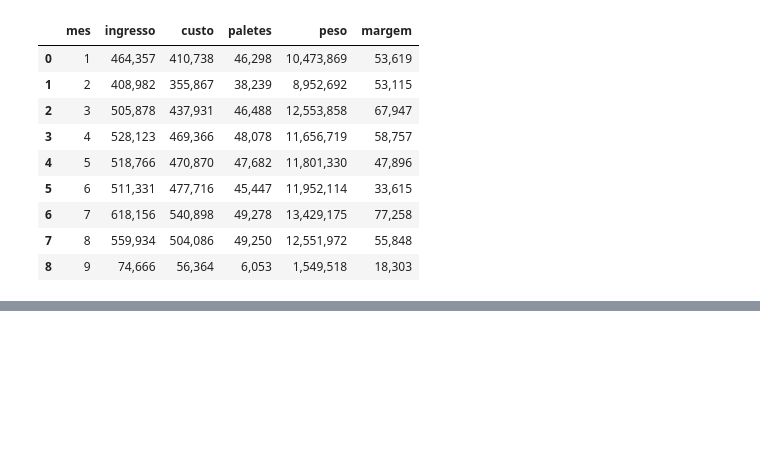
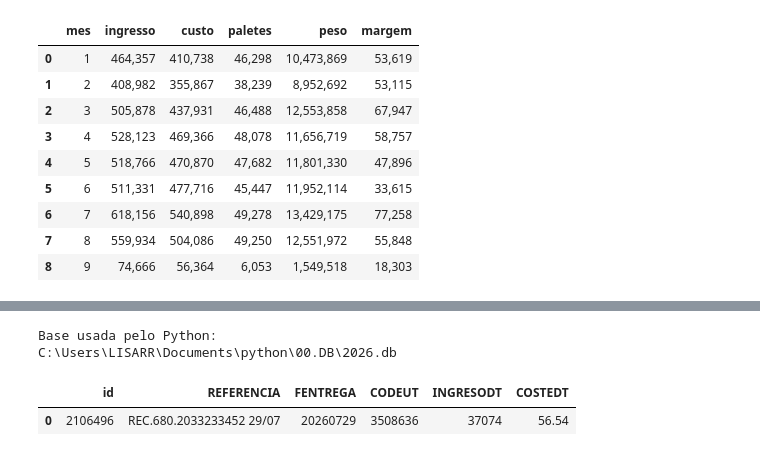
Before and after one commit to ruben-filipe-rocha/Salvesen, a Jupyter notebook: 02.Analise_Financeira/01_Fin_PBI_MAC_excel_V1_C.ipynb, the cells around one changed output, grey strips where cells are left out. Saved outputs shown, nothing was run; the diff lists cells and outputs as text; code cells hidden in the pictures; blank space fills up the shorter version.

```diff
--- a/02.Analise_Financeira/01_Fin_PBI_MAC_excel_V1_C.ipynb
+++ b/02.Analise_Financeira/01_Fin_PBI_MAC_excel_V1_C.ipynb
@@ -19,7 +19,7 @@ def get_paths() -> dict:
 
     if sistema == "Windows":
         return {
-            "db": r"C:\Users\LISARR\Documents\python\00.DB\2026.db",
+            "db": r"C:\Users\LISARR\OneDrive - Salvesen Logística S.A\python\00.DB\2026.db",
             "parquet": r"C:\Users\LISARR\Documents\python\01.Financeiro\inform_27_2026_final.parquet",
             "caminho_excel": r"C:\Users\LISARR\Documents\python\01.Financeiro\Danone_Custos_V3.xlsx",
         }
@@ -2019,3 +2009,51 @@ validacao_parquet
 | 6 | 2026-07-01 | 14179 | 2167 | 49278.500 | 651931.579208 | 540897.92 | 103000.0 | 643897.92 | ... |
 | 7 | 2026-08-01 | 13273 | 2019 | 49250.000 | 594792.832797 | 504085.81 | 103000.0 | 607085.81 | ... |
 | 8 | 2026-09-01 | 1948 | 287 | 6052.987 | 81646.417286 | 56363.70 | 103000.0 | 159363.70 | ... |
+# %%
+# ==========================
+# 1. Validar base usada
+# ==========================
+import os
+import sqlite3
+import pandas as pd
+
+db_path = PATHS["db"]
+
+with sqlite3.connect(db_path) as con:
+    bases = pd.read_sql_query(
+        "PRAGMA database_list",
+        con
+    )
+
+# ==========================
+# 2. Validar registo
+# ==========================
+with sqlite3.connect(db_path) as con:
+    registo = pd.read_sql_query(
+        """
+        SELECT
+            id,
+            REFERENCIA,
+            FENTREGA,
+            CODEUT,
+            INGRESODT,
+            COSTEDT
+        FROM inform_27_2026
+        WHERE REFERENCIA LIKE '%REC.680.2033233452%'
+        """,
+        con
+    )
+
+# ==========================
+# 3. Mostrar
+# ==========================
+print("Base usada pelo Python:")
+print(os.path.abspath(db_path))
+
+bases
+registo
+# %% [output]
+Base usada pelo Python:
+C:\Users\LISARR\Documents\python\00.DB\2026.db
+|  | id | REFERENCIA | FENTREGA | CODEUT | INGRESODT | COSTEDT |
+| 0 | 2106496 | REC.680.2033233452 29/07 | 20260729 | 3508636 | 37074 | 56.54 |
```
Also changed, not shown: parts of 1 cell of this notebook.
